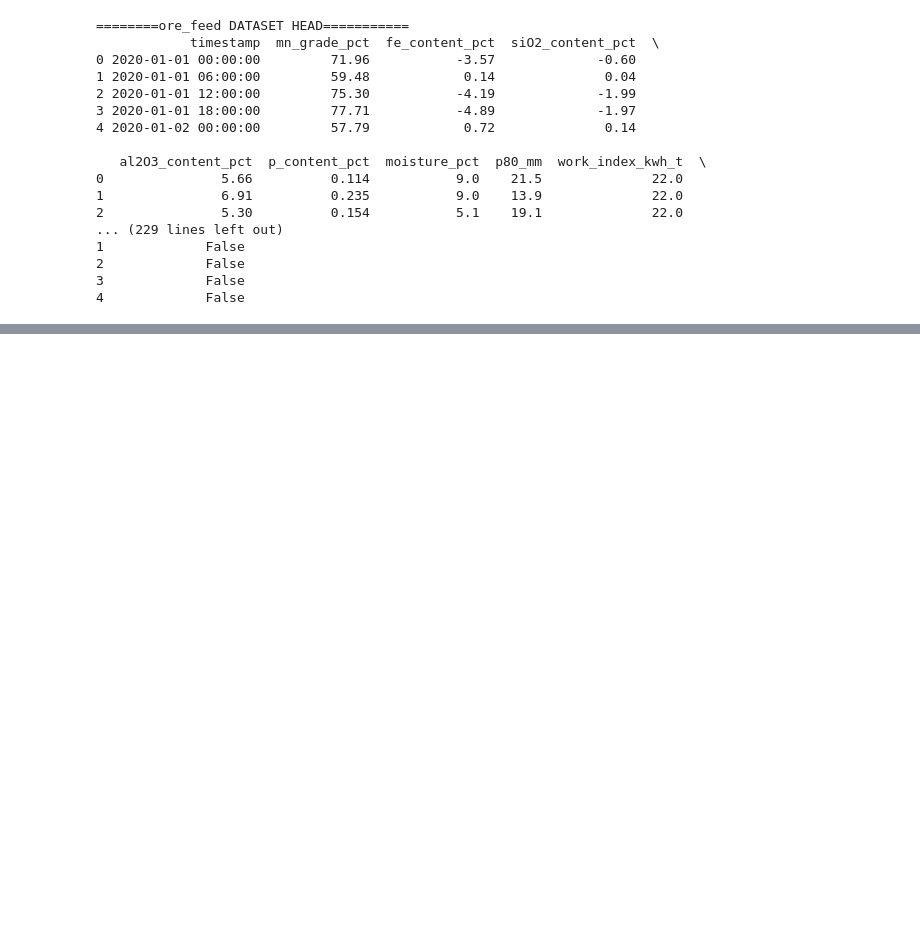
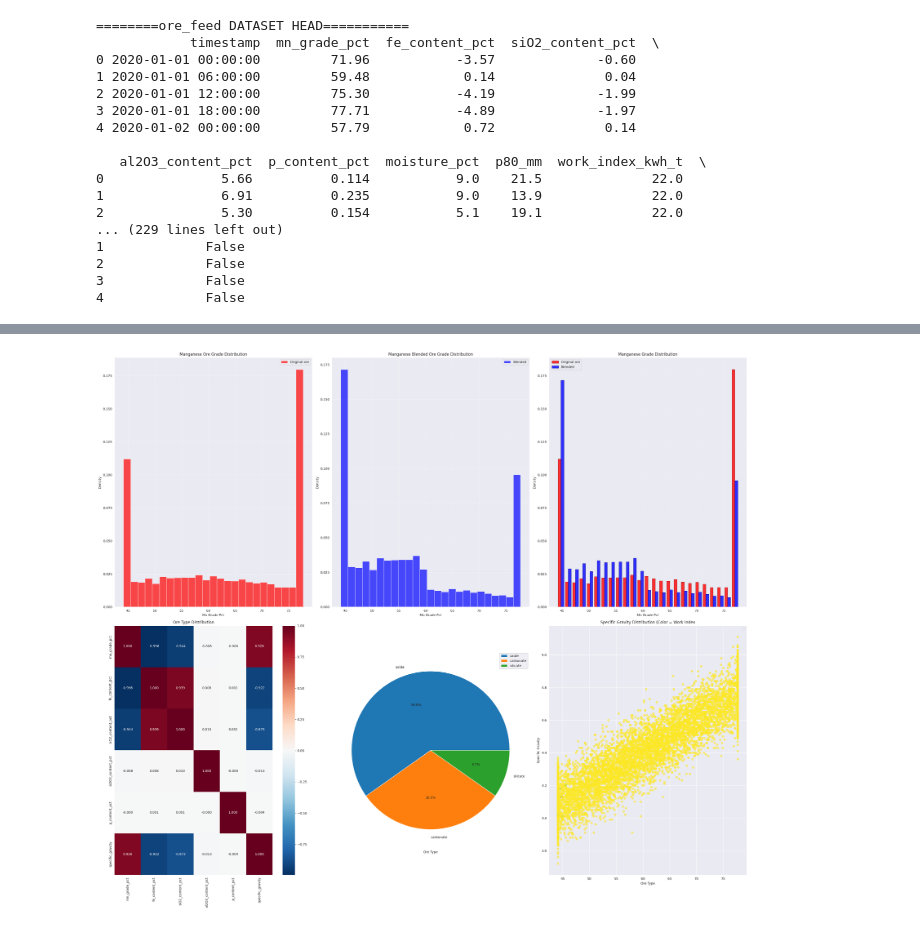
Before and after one commit to Darlene-13/Intelligent-Manganese-Processing-Plant-Optimization, a Jupyter notebook: notebooks/data_exploration.ipynb, the cells around one changed output, grey strips where cells are left out. Saved outputs shown, nothing was run; the diff lists cells and outputs as text; code cells hidden in the pictures; blank space fills up the shorter version.

Commit message:
Analysis of process circuit performance and Ore characteristics

```diff
--- a/notebooks/data_exploration.ipynb
+++ b/notebooks/data_exploration.ipynb
@@ -42,7 +43,7 @@ dataset_files = {
     'blended_ore': 'manganese_blended_ore_feed.csv',
     'crushing': 'manganese_crushing_circuit.csv',
     'separation': 'manganese_separation_circuit.csv',
-    'floatation': 'manganese_flotation_circuit.csv',
+    'flotation': 'manganese_flotation_circuit.csv',
     'dms': 'manganese_dms_circuit.csv',
     'jigging':'manganese_jigging_circuit.csv',
     'dewatering': 'manganese_dewatering_circuit.csv',
@@ -193,3 +207,81 @@ specific_gravity            float64
 # %%
 # ORE CHARACTERISTS AND ANALYSIS
 print("ORE CHARACTERISTICS DEEP DIVE")
+
+if 'ore_feed' in datasets and 'blended_ore' in datasets:
+    ore_df = datasets['ore_feed']
+    blended_df = datasets['blended_ore']
+
+    fig, axes = plt.subplots(2,3, figsize=(28,24))
+
+    # Manganese Grade Distribution in Ore feed
+    # Grade distributions
+    axes[0,0].hist(ore_df['mn_grade_pct'], bins=25, alpha=0.7, label='Original ore', density=True, color='red')
+    axes[0,0].legend()
+    axes[0,0].set_xlabel('Mn Grade Pct')
+    axes[0,0].set_ylabel('Density')
+    axes[0,0].set_title('Manganese Ore Grade Distribution')
+    axes[0,0].grid(True, alpha=0.5)
+
+    # Manganese Grade Distribution in Blended Ore
+    # Grade distributions
+    axes[0,1].hist(blended_df['mn_grade_pct'], bins=25, alpha=0.7, label='Blended', density=True, color='blue')
+    axes[0,1].legend()
+    axes[0,1].set_xlabel('Mn Grade Pct')
+    axes[0,1].set_ylabel('Density')
+    axes[0,1].set_title('Manganese Blended Ore Grade Distribution')
+    axes[0,1].grid(True, alpha=0.5)
+
+    # Manganese grade distribution comparison with GROUPED BARS
+    # Create bins for grouping
+    bins = np.linspace(ore_df['mn_grade_pct'].min(), ore_df['mn_grade_pct'].max(), 26)
+    bin_centers = (bins[:-1] + bins[1:]) / 2
+    bin_width = bins[1] - bins[0]
+
+    # Calculate histogram values for both datasets
+    original_counts, _ = np.histogram(ore_df['mn_grade_pct'], bins=bins, density=True)
+    blended_counts, _ = np.histogram(blended_df['mn_grade_pct'], bins=bins, density=True)
+
+    # Plot grouped bars
+    bar_width = bin_width * 0.4  # Make bars narrower to fit side-by-side
+    axes[0,2].bar(bin_centers - bar_width/2, original_counts, width=bar_width,
+                  alpha=0.8, label='Original ore', color='red', edgecolor='darkred')
+    axes[0,2].bar(bin_centers + bar_width/2, blended_counts, width=bar_width,
+                  alpha=0.8, label='Blended', color='blue', edgecolor='darkblue')
+
+    axes[0,2].legend()
+    axes[0,2].set_xlabel('Mn Grade Pct')
+    axes[0,2].set_ylabel('Density')
+    axes[0,2].set_title('Manganese Grade Distribution')
+    axes[0,2].grid(True, alpha=0.3)
+    #Elements correlation maps
+    numeric_cols = ['mn_grade_pct', 'fe_content_pct', 'siO2_content_pct', 'al2O3_content_pct', 'p_content_pct', 'specific_gravity']
+    correlation_matrix = ore_df[numeric_cols].corr()
+    sns.heatmap(correlation_matrix, annot=True, cmap='RdBu_r', center=0, ax=axes[1,0], fmt='.3f')
+    axes[1,0].set_title('Ore Type Distribution')
+
+    #Ore type distribution
+    ore_type_counts = ore_df['ore_type'].value_counts()
+    axes[1,1].pie(ore_type_counts.values, labels=ore_type_counts.index.values, autopct='%1.1f%%')
+    axes[1,1].legend()
+    axes[1,1].set_xlabel('Ore Type')
+
+    # Grade vs Recovery potential (using specific gravity as proxy)
+    scatter = axes[1,2].scatter(ore_df['mn_grade_pct'], ore_df['specific_gravity'], c=ore_df['work_index_kwh_t'], cmap='viridis', alpha=0.6)
+    axes[1,2].set_title('Specific Gravity Distribution (Color = Work Index')
+    axes[1,2].legend()
+    axes[1,2].set_xlabel('Ore Type')
+    axes[1,2].set_ylabel('Specific Gravity')
+    plt.tight_layout()
+
+    #Statistical Comparison
+    print(f"\nORE CHARACTERISTICS COMPARISON: ")
+    print(f"Original Ore - Mean Grade: {ore_df['mn_grade_pct'].mean():.2f}% (σ={ore_df['mn_grade_pct'].std():.2f})")
+    print(f"Blended Ore - Mean Grade: {blended_df['mn_grade_pct'].mean():.2f}% (σ={blended_df['mn_grade_pct'].std():.2f})")
+
+    # Grade Improvement for blending
+    grade_improvement = blended_df['mn_grade_pct'].mean() - ore_df['mn_grade_pct'].mean()
+    print(f"Blending Impact: {grade_improvement:+.2f} percentage points")
+
+    plt.show()
+# %% [output]
@@ -195,0 +294 @@ print("ORE CHARACTERISTICS DEEP DIVE")
+[figure, added]
```
Also changed, not shown: parts of 11 cells of this notebook.
